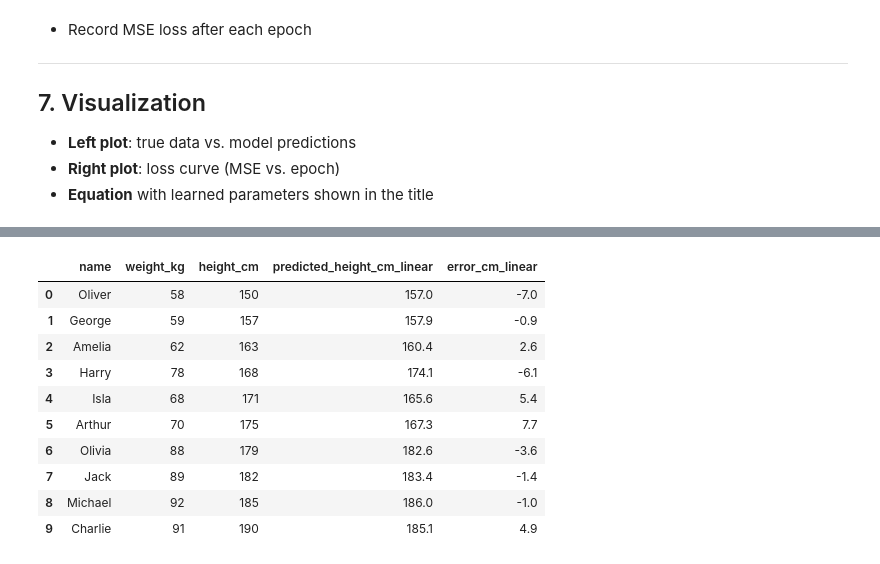
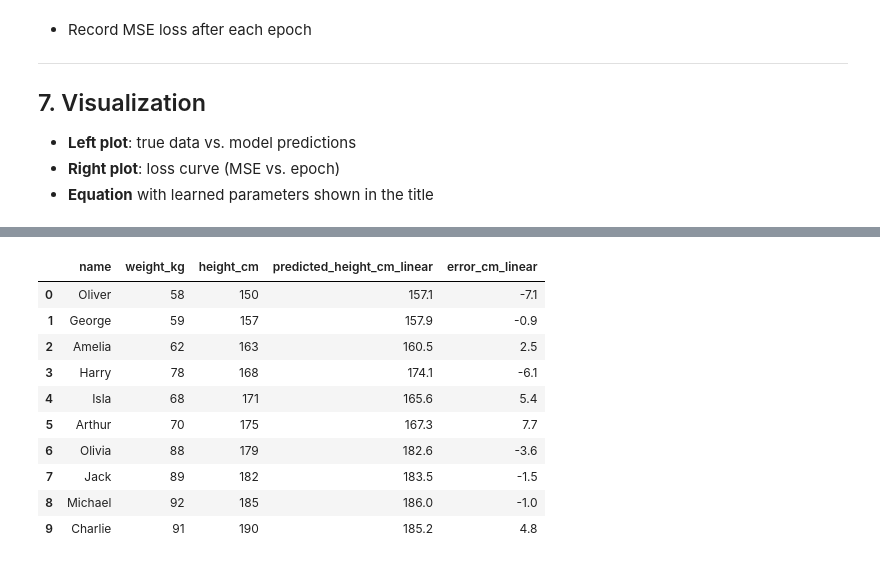
Before and after one commit to Saukkoriipi/math-for-ai, a Jupyter notebook: notebook/height_prediction_demo.ipynb, the cells around one changed output, grey strips where cells are left out. Cells and saved outputs as stored; diff of their text form; code cells hidden in the pictures.

```diff
--- a/notebook/height_prediction_demo.ipynb
+++ b/notebook/height_prediction_demo.ipynb
@@ -352,19 +480,19 @@ for i, row in df.iterrows():
-    y_hat_n = forward_pass(w, x_n)
+    y_hat_n = forward_pass(w, b, x_n)
     y_hat = zy.inverse_transform(y_hat_n)
     # store scalar value
     df.at[i, "predicted_height_cm_linear"] = round(y_hat.item(), 1)
     df.at[i, "error_cm_linear"] = df.at[i, "height_cm"] - round(y_hat.item(), 1)
 df
 # %% [output]
 |  | name | weight_kg | height_cm | predicted_height_cm_linear | error_cm_linear |
-| 0 | Oliver | 58 | 150 | 157.0 | -7.0 |
+| 0 | Oliver | 58 | 150 | 157.1 | -7.1 |
 | 1 | George | 59 | 157 | 157.9 | -0.9 |
-| 2 | Amelia | 62 | 163 | 160.4 | 2.6 |
+| 2 | Amelia | 62 | 163 | 160.5 | 2.5 |
 | 3 | Harry | 78 | 168 | 174.1 | -6.1 |
 | 4 | Isla | 68 | 171 | 165.6 | 5.4 |
 | 5 | Arthur | 70 | 175 | 167.3 | 7.7 |
 | 6 | Olivia | 88 | 179 | 182.6 | -3.6 |
-| 7 | Jack | 89 | 182 | 183.4 | -1.4 |
+| 7 | Jack | 89 | 182 | 183.5 | -1.5 |
 | 8 | Michael | 92 | 185 | 186.0 | -1.0 |
-| 9 | Charlie | 91 | 190 | 185.1 | 4.9 |
+| 9 | Charlie | 91 | 190 | 185.2 | 4.8 |
 # %% [markdown]
```
Also changed, not shown: parts of 7 cells of this notebook, 3 other files.
